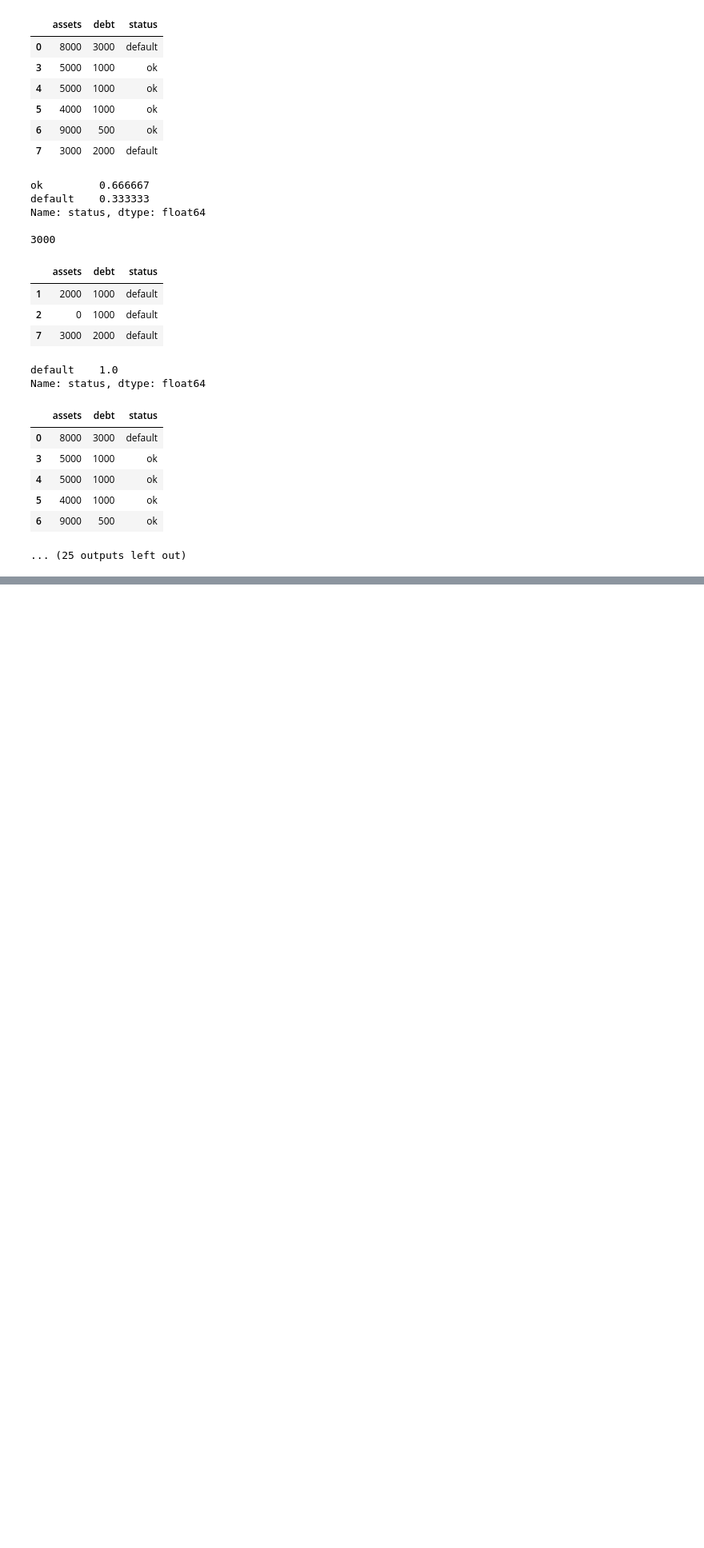
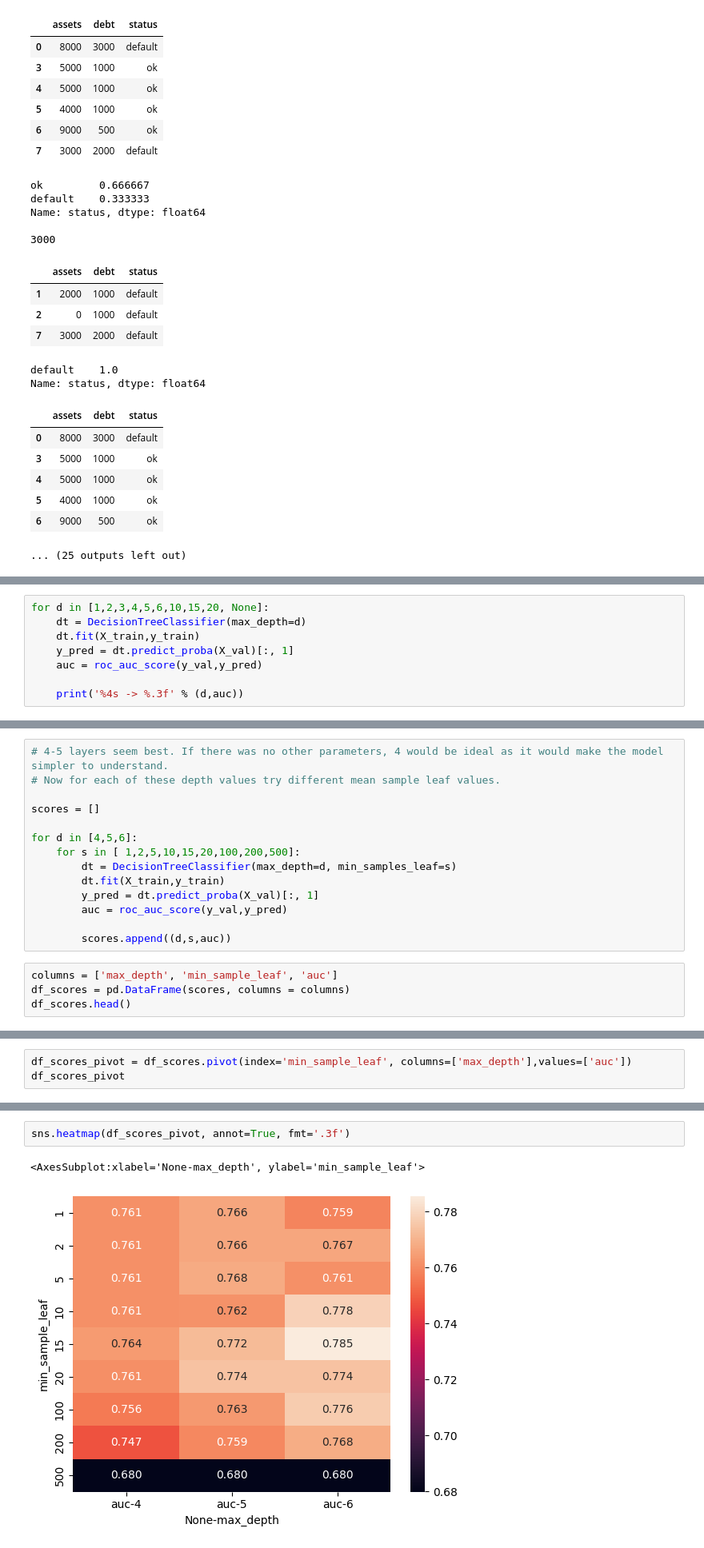
Before and after one commit to iremycl/MLZoomCamp, a Jupyter notebook: 06-trees/LectureNotes.ipynb, the cells around one changed output, grey strips where cells are left out. Shown at 80% size. Cells and saved outputs as stored; diff of their text form; blank space fills up the shorter version.

```diff
--- a/06-trees/LectureNotes.ipynb
+++ b/06-trees/LectureNotes.ipynb
@@ -491,0 +496,8 @@ Name: status, dtype: float64
+# %%
+for d in [1,2,3,4,5,6,10,15,20, None]:
+    dt = DecisionTreeClassifier(max_depth=d)
+    dt.fit(X_train,y_train)
+    y_pred = dt.predict_proba(X_val)[:, 1]
+    auc = roc_auc_score(y_val,y_pred)
+
+    print('%4s -> %.3f' % (d,auc))
@@ -491,0 +515,18 @@ Name: status, dtype: float64
+# %%
+# 4-5 layers seem best. If there was no other parameters, 4 would be ideal as it would make the model simpler to understand.
+# Now for each of these depth values try different mean sample leaf values.
+
+scores = []
+
+for d in [4,5,6]:
+    for s in [ 1,2,5,10,15,20,100,200,500]:
+        dt = DecisionTreeClassifier(max_depth=d, min_samples_leaf=s)
+        dt.fit(X_train,y_train)
+        y_pred = dt.predict_proba(X_val)[:, 1]
+        auc = roc_auc_score(y_val,y_pred)
+
+        scores.append((d,s,auc))
+# %%
+columns = ['max_depth', 'min_sample_leaf', 'auc']
+df_scores = pd.DataFrame(scores, columns = columns)
+df_scores.head()
@@ -491,0 +549,3 @@ Name: status, dtype: float64
+# %%
+df_scores_pivot = df_scores.pivot(index='min_sample_leaf', columns=['max_depth'],values=['auc'])
+df_scores_pivot
@@ -491,0 +565,5 @@ Name: status, dtype: float64
+# %%
+sns.heatmap(df_scores_pivot, annot=True, fmt='.3f')
+# %% [output]
+<AxesSubplot:xlabel='None-max_depth', ylabel='min_sample_leaf'>
+[figure, added]
```
Also changed, not shown: parts of 7 cells of this notebook, 1 other file.
